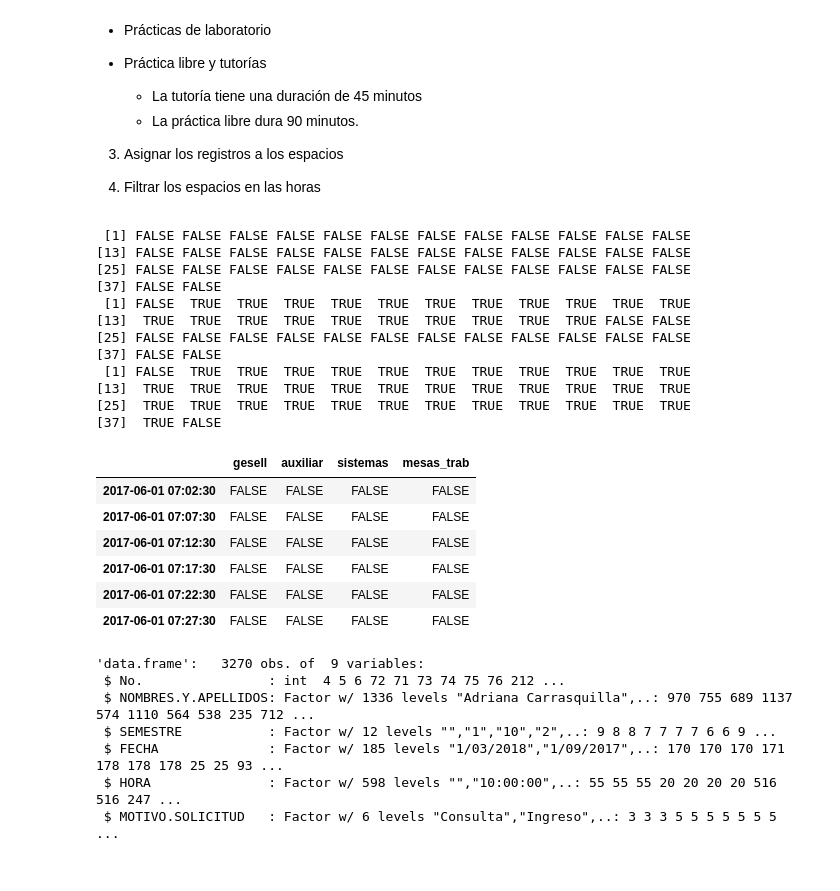
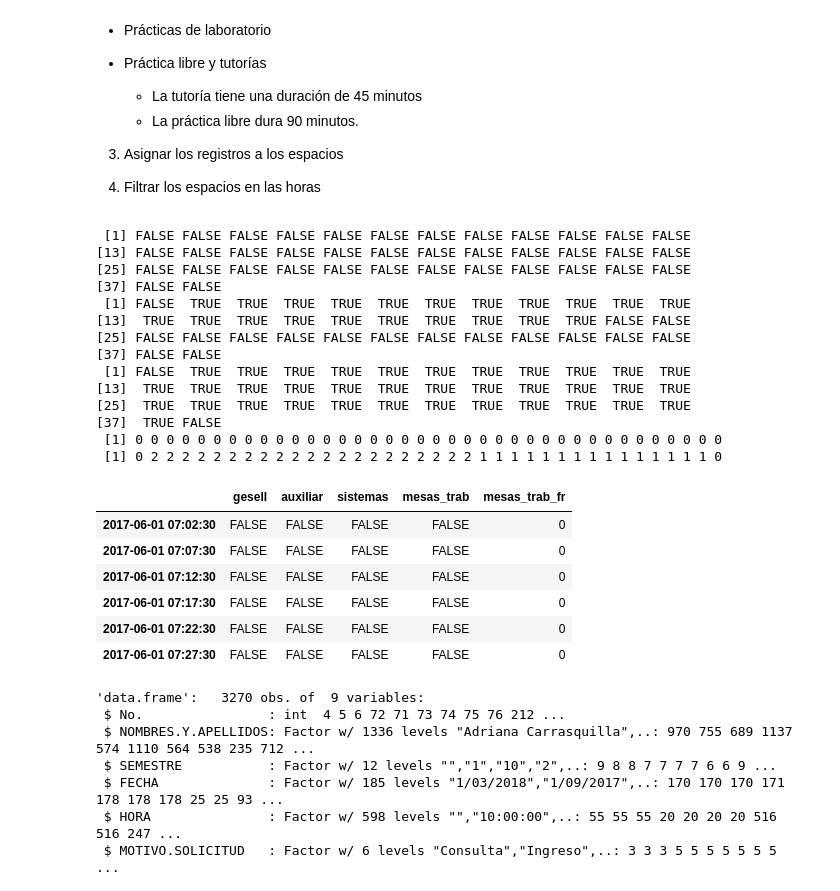
Before and after one commit to Yagwar/Proyectos, a Jupyter notebook: Proporción uso espacios.ipynb, the cells around one changed output. Cells and saved outputs as stored; diff of their text form; code cells hidden in the pictures.

```diff
--- a/Proporción uso espacios.ipynb
+++ b/Proporción uso espacios.ipynb
@@ -48,12 +56,18 @@ espac=seq(strptime("06:58:00", "%H:%M:%S"),strptime("10:05:00", "%H:%M:%S"), by=
 
 #Registro de uso del espacio
 uso=rep(FALSE, length(espac))
+cont=rep(0, length(espac))
 print(uso)
 
 uso=(asig_pr_horario(uso,espac,ev_1[1],ev_1[2]))
 print(uso)
 uso=(asig_pr_horario(uso,espac,ev_2[1],ev_2[2]))
 print(uso)
+
+print(cont)
+cont=(conteo_pr_horario(uso,espac,ev_1[1],ev_1[2]))
+cont=(conteo_pr_horario(uso,espac,ev_1[1],ev_1[2]))
+print(cont)
 # %% [output]
  [1] FALSE FALSE FALSE FALSE FALSE FALSE FALSE FALSE FALSE FALSE FALSE FALSE
 [13] FALSE FALSE FALSE FALSE FALSE FALSE FALSE FALSE FALSE FALSE FALSE FALSE
@@ -67,23 +81,26 @@ print(uso)
 [13]  TRUE  TRUE  TRUE  TRUE  TRUE  TRUE  TRUE  TRUE  TRUE  TRUE  TRUE  TRUE
 [25]  TRUE  TRUE  TRUE  TRUE  TRUE  TRUE  TRUE  TRUE  TRUE  TRUE  TRUE  TRUE
 [37]  TRUE FALSE
+ [1] 0 0 0 0 0 0 0 0 0 0 0 0 0 0 0 0 0 0 0 0 0 0 0 0 0 0 0 0 0 0 0 0 0 0 0 0 0 0
+ [1] 0 2 2 2 2 2 2 2 2 2 2 2 2 2 2 2 2 2 2 2 2 2 1 1 1 1 1 1 1 1 1 1 1 1 1 1 1 0
 # %%
 fechas=seq(strptime("2017-06-01 07:02:30", "%F %T"),strptime("2018-06-30 22:57:30", "%F %T"), by=300)
 usos_espac=data.frame(gesell=rep(FALSE, length(fechas)),
                       auxiliar=rep(FALSE, length(fechas)),
                       sistemas=rep(FALSE, length(fechas)),
                       mesas_trab=rep(FALSE, length(fechas)),
+                      mesas_trab_fr=rep(0, length(fechas)),
                      row.names=fechas)
 
 head(usos_espac)
 # %% [output]
-|  | gesell | auxiliar | sistemas | mesas_trab |
-| 2017-06-01 07:02:30 | FALSE | FALSE | FALSE | FALSE |
-| 2017-06-01 07:07:30 | FALSE | FALSE | FALSE | FALSE |
-| 2017-06-01 07:12:30 | FALSE | FALSE | FALSE | FALSE |
-| 2017-06-01 07:17:30 | FALSE | FALSE | FALSE | FALSE |
-| 2017-06-01 07:22:30 | FALSE | FALSE | FALSE | FALSE |
-| 2017-06-01 07:27:30 | FALSE | FALSE | FALSE | FALSE |
+|  | gesell | auxiliar | sistemas | mesas_trab | mesas_trab_fr |
+| 2017-06-01 07:02:30 | FALSE | FALSE | FALSE | FALSE | 0 |
+| 2017-06-01 07:07:30 | FALSE | FALSE | FALSE | FALSE | 0 |
+| 2017-06-01 07:12:30 | FALSE | FALSE | FALSE | FALSE | 0 |
+| 2017-06-01 07:17:30 | FALSE | FALSE | FALSE | FALSE | 0 |
+| 2017-06-01 07:22:30 | FALSE | FALSE | FALSE | FALSE | 0 |
+| 2017-06-01 07:27:30 | FALSE | FALSE | FALSE | FALSE | 0 |
 # %%
 dat_prl_cons=read.csv2("pr_lib_cons_171_181.csv");str(dat_prl_cons)
 fch_prl=strptime(paste(dat_prl_cons$FECHA,dat_prl_cons$HORA), "%d/%m/%Y %H:%M")
```
Also changed, not shown: parts of 19 cells of this notebook.
